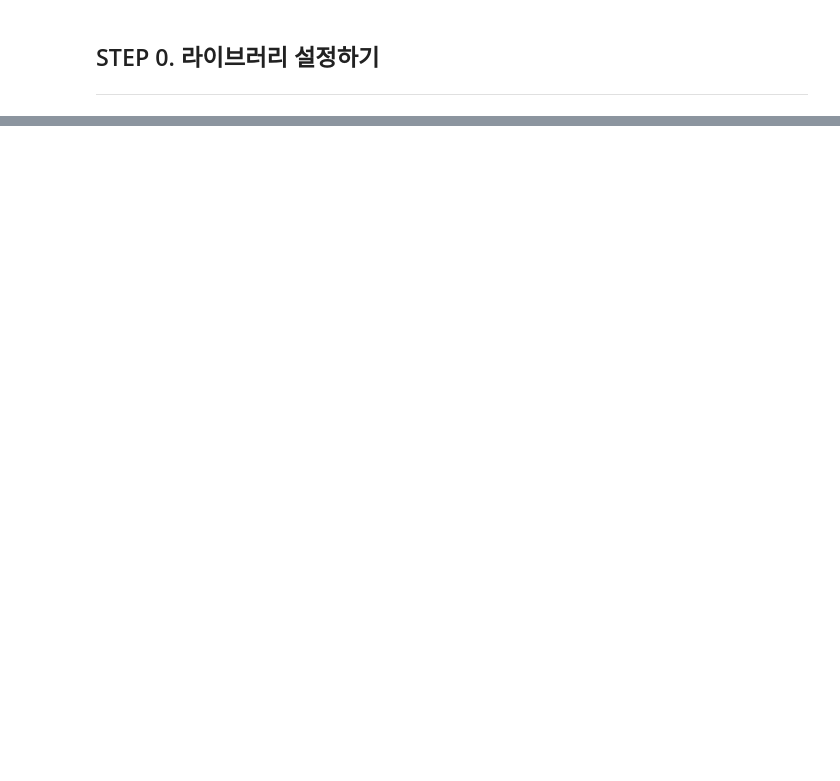
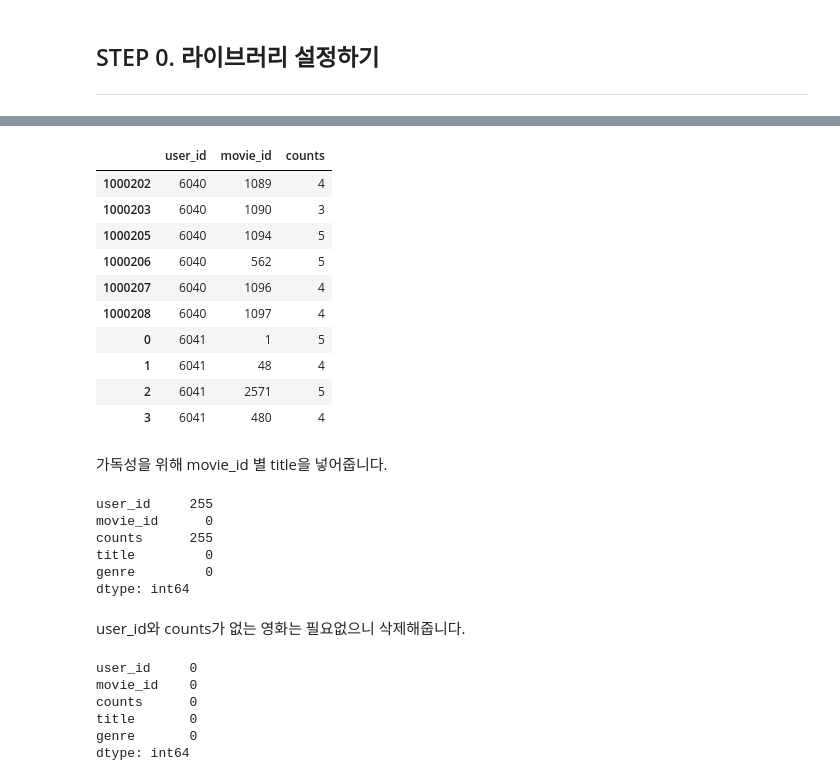
Before and after one commit to Chabbbbbo/EXPLORATION, a Jupyter notebook: EX-15/[E-15] Recommending movies using the recommendation system.ipynb, the cells around one changed output, grey strips where cells are left out. Saved outputs shown, nothing was run; the diff lists cells and outputs as text; code cells hidden in the pictures; blank space fills up the shorter version.

```diff
--- a/EX-15/[E-15] Recommending movies using the recommendation system.ipynb
+++ b/EX-15/[E-15] Recommending movies using the recommendation system.ipynb
@@ -11,0 +83,6 @@ sfsdfs
+# %%
+ratings = ratings[ratings['ratings'] >= 3]
+filtered_data_size = len(ratings)
+
+print('원본 size : ', original_data_size, '\n3점 미만 제외 size : ', filtered_data_size)
+print('남은 데이터의 비율 : {:.2%}'.format((filtered_data_size / original_data_size)))
@@ -11,0 +93,3 @@ sfsdfs
+# %%
+# ratings 컬럼의 이름을 counts로 바꿉니다.
+ratings.rename(columns = {'ratings' : 'counts'}, inplace = True)
@@ -11,0 +112,5 @@ sfsdfs
+# %%
+using_cols = ['user_id', 'movie_id', 'counts']
+ratings = ratings[using_cols]
+
+ratings.head()
@@ -11,0 +179,30 @@ sfsdfs
+# %%
+# 좋아하는 영화 입력
+
+# my_favorite = ['Toy Story (1995)', 'Pocahontas (1995)' ,'Matrix, The (1999)','Jurassic Park (1993)']
+my_favorite_movie_id = [1, 48, 2571, 480]
+
+# 'chaaaaabbo'이라는 user_id 특성 입력
+my_playlist = pd.DataFrame({'user_id' : ['6041']*4, 'movie_id' : my_favorite_movie_id, 'counts':(5,4,5,4)})
+
+# user_id에 'chaaaaabbo'이라는 데이터가 없다면
+if not ratings.isin({'user_id': ['6041']})['user_id'].any():
+ # 위에 임의로 만든 my_playlist 데이터를 추가해 줍니다.
+    ratings = ratings.append(my_playlist)
+
+#잘 만들어졌는지 확인
+ratings.tail(10)
+# %% [output]
+|  | user_id | movie_id | counts |
+| 1000202 | 6040 | 1089 | 4 |
+| 1000203 | 6040 | 1090 | 3 |
+| 1000205 | 6040 | 1094 | 5 |
+| 1000206 | 6040 | 562 | 5 |
+| 1000207 | 6040 | 1096 | 4 |
+| 1000208 | 6040 | 1097 | 4 |
+| 0 | 6041 | 1 | 5 |
+| 1 | 6041 | 48 | 4 |
+| 2 | 6041 | 2571 | 5 |
+| 3 | 6041 | 480 | 4 |
+# %% [markdown]
+가독성을 위해 movie_id 별 title을 넣어줍니다.
@@ -11,0 +212,22 @@ sfsdfs
+# %%
+rating_movie.isna().sum()
+# %% [output]
+user_id     255
+movie_id      0
+counts      255
+title         0
+genre         0
+dtype: int64
+# %% [markdown]
+user_id와 counts가 없는 영화는 필요없으니 삭제해줍니다.
+# %%
+rating_movie = rating_movie.dropna()
+
+rating_movie.isna().sum()
+# %% [output]
+user_id     0
+movie_id    0
+counts      0
+title       0
+genre       0
+dtype: int64
```
Also changed, not shown: parts of 88 cells of this notebook.
